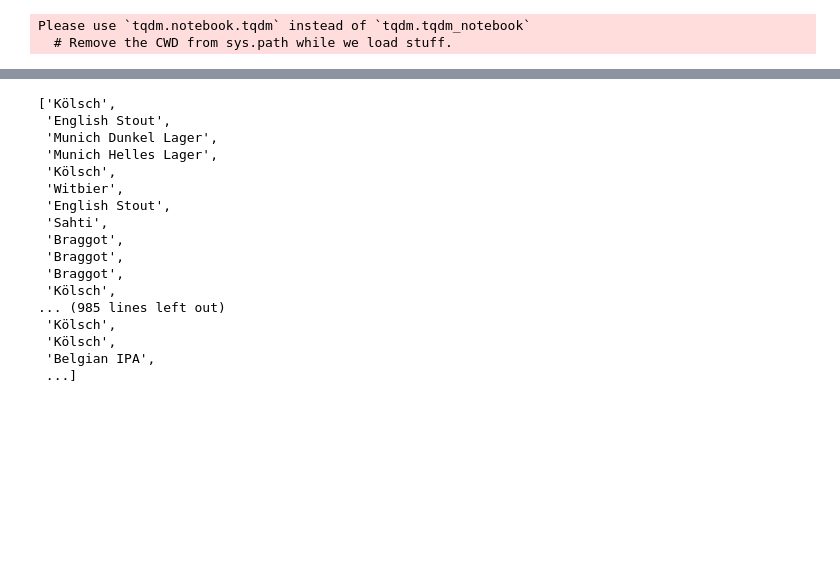
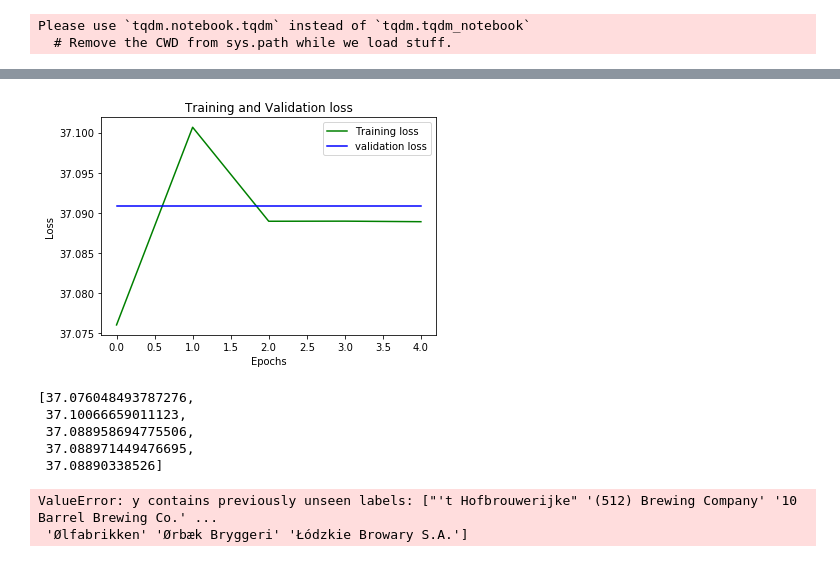
Before and after one commit to Reasmey/adsi_beer_app, a Jupyter notebook: notebooks/Model Building.ipynb, the cells around one changed output, grey strips where cells are left out. Cells and saved outputs as stored; diff of their text form; code cells hidden in the pictures; blank space fills up the shorter version.

Commit message:
model rerun, unknown errors

```diff
--- a/notebooks/Model Building.ipynb
+++ b/notebooks/Model Building.ipynb
@@ -204,5 +226,5 @@ N_EPOCHS = 10
 # %%
-train_loader = DataLoader(train_dataset,batch_size=BATCH_SIZE)
+train_loader = DataLoader(train_dataset,batch_size=BATCH_SIZE,shuffle=True)
 
 valid_loader = DataLoader(val_dataset,batch_size=BATCH_SIZE)
 # %%
@@ -373,0 +426,10 @@ Validation Accuracy: 7.87%
+# %%
+optimizer = torch.optim.Adam(model.parameters(), lr=0.01)
+# %%
+train_losses, valid_losses = train_network(model=model,
+                                           train_loader=train_loader,
+                                           valid_loader=valid_loader,
+                                           loss_func=criterion,
+                                           optimizer=optimizer,
+                                           n_epochs=20,
+                                           saved_model='../models/embed_3layers3.pt')
@@ -509,20 +639,22 @@ torch.save(model, "../models/model.pt")
-# %%
-label_encoders['beer_style'].inverse_transform(nn_predictions.argmax(1)).tolist()
-# %% [output]
-['Kölsch',
- 'English Stout',
- 'Munich Dunkel Lager',
- 'Munich Helles Lager',
- 'Kölsch',
- 'Witbier',
- 'English Stout',
- 'Sahti',
- 'Braggot',
- 'Braggot',
- 'Braggot',
- 'Kölsch',
-... (985 lines left out)
- 'Kölsch',
- 'Kölsch',
- 'Belgian IPA',
- ...]
+# %%
+import matplotlib.pyplot as plt
+
+
+epochs = range(1,5)
+plt.plot(train_losses, 'g', label='Training loss')
+plt.plot(valid_losses, 'b', label='validation loss')
+plt.title('Training and Validation loss')
+plt.xlabel('Epochs')
+plt.ylabel('Loss')
+plt.legend()
+plt.show()
+# %% [output]
+[figure, added]
+# %%
+train_losses
+# %% [output]
+[37.076048493787276,
+ 37.10066659011123,
+ 37.088958694775506,
+ 37.088971449476695,
+ 37.08890338526]
@@ -528,0 +663,6 @@ label_encoders['beer_style'].inverse_transform(nn_predictions.argmax(1)).tolist(
+# %%
+le_name_mapping = dict(zip(name_encoder.classes_, name_encoder.inverse_transform(name_encoder.classes_)))
+print(pd.DataFrame.from_dict(le_name_mapping, orient='index',columns=['ID']))
+# %% [output]
+ValueError: y contains previously unseen labels: ["'t Hofbrouwerijke" '(512) Brewing Company' '10 Barrel Brewing Co.' ...
+ 'Ølfabrikken' 'Ørbæk Bryggeri' 'Łódzkie Browary S.A.']
```
Also changed, not shown: parts of 28 cells of this notebook, 9 other files.
